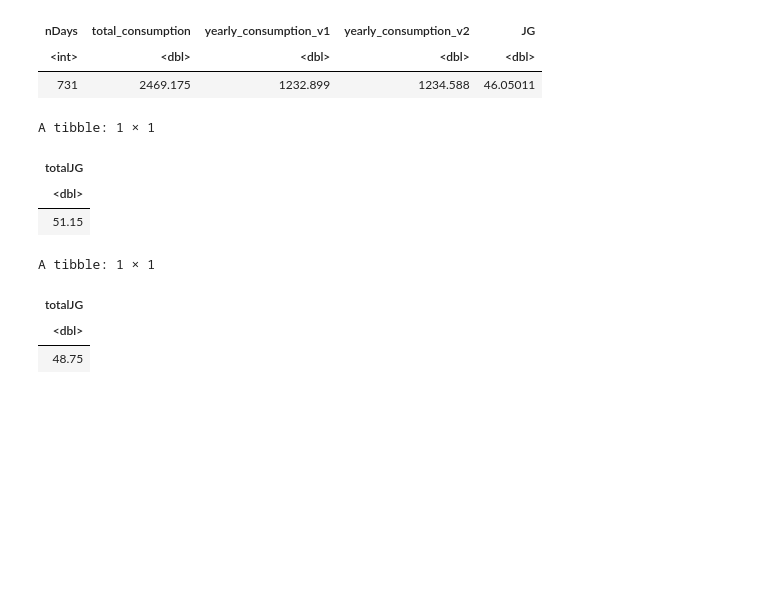
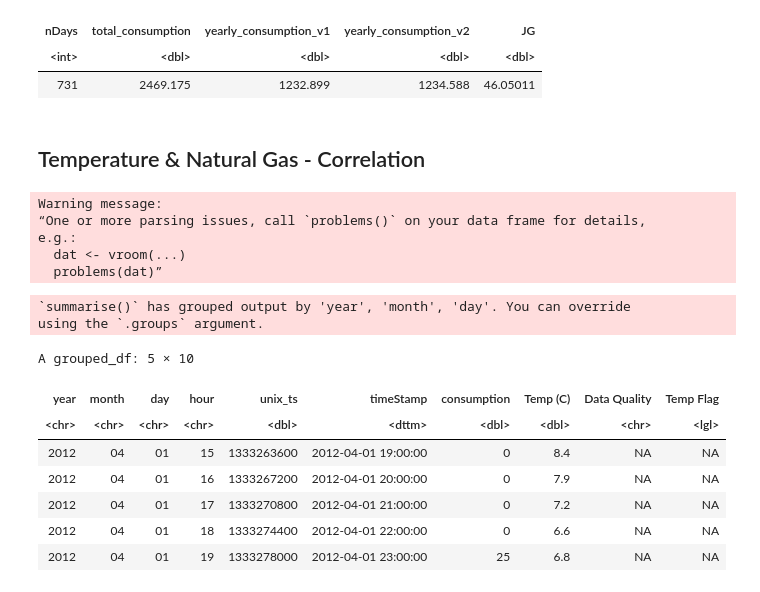
Before and after one commit to philippebarrette4/INF1430, a Jupyter notebook: scripts/GazAnalysis/Sub-Meters/FRG.ipynb, the cells around one changed output. Saved outputs shown, nothing was run; the diff lists cells and outputs as text; code cells hidden in the pictures; blank space fills up the shorter version.

```diff
--- a/scripts/GazAnalysis/Sub-Meters/FRG.ipynb
+++ b/scripts/GazAnalysis/Sub-Meters/FRG.ipynb
@@ -29,27 +29,40 @@ A tibble: 1 × 5
 | nDays | total_consumption | yearly_consumption_v1 | yearly_consumption_v2 | JG |
 | <int> | <dbl> | <dbl> | <dbl> | <dbl> |
 | 731 | 2469.175 | 1232.899 | 1234.588 | 46.05011 |
-# %%
-# Read CSV file
-bill <- read_csv("../../../data/NaturalGas_Billing.csv", show_col_types = FALSE)
-bill %>%
-    summarise(
-        totalJG = sum(`Billed GJ`) / 2
-    )
-# %% [output]
-A tibble: 1 × 1
-| totalJG |
-| <dbl> |
-| 51.15 |
-# %%
-# Read CSV file
-monthly <- read_csv("../../../data/NaturalGas_Monthly.csv", show_col_types = FALSE)
-monthly %>%
-    summarise(
-        totalJG = sum(`Net Consumption (GJ)`) / 2
-    )
-# %% [output]
-A tibble: 1 × 1
-| totalJG |
-| <dbl> |
-| 48.75 |
+# %% [markdown]
+## Temperature & Natural Gas - Correlation
+# %%
+temp <- read_csv("../../../data/Climate_HourlyWeather.csv", show_col_types = FALSE) %>%
+    select(`Date/Time`, `Temp (C)`, `Data Quality`, `Temp Flag`) %>%
+    rename(timeStamp = `Date/Time`)
+# %% [output]
+Warning message:
+“One or more parsing issues, call `problems()` on your data frame for details,
+e.g.:
+  dat <- vroom(...)
+  problems(dat)”
+# %%
+FRGHourly <- FRG %>%
+    group_by(year, month, day, hour) %>%
+    summarise(
+        unix_ts = first(unix_ts),
+        timeStamp = first(timeStamp),
+        consumption = sum(avg_rate) / 60
+    )
+# %% [output]
+`summarise()` has grouped output by 'year', 'month', 'day'. You can override
+using the `.groups` argument.
+# %%
+FRG_Temp <- FRGHourly %>%
+    left_join(temp, by = c("timeStamp"), suffix = c("_gas", "_temp"))
+
+head(FRG_Temp, 5)
+# %% [output]
+A grouped_df: 5 × 10
+| year | month | day | hour | unix_ts | timeStamp | consumption | Temp (C) | Data Quality | Temp Flag |
+| <chr> | <chr> | <chr> | <chr> | <dbl> | <dttm> | <dbl> | <dbl> | <chr> | <lgl> |
+| 2012 | 04 | 01 | 15 | 1333263600 | 2012-04-01 19:00:00 | 0 | 8.4 | NA | NA |
+| 2012 | 04 | 01 | 16 | 1333267200 | 2012-04-01 20:00:00 | 0 | 7.9 | NA | NA |
+| 2012 | 04 | 01 | 17 | 1333270800 | 2012-04-01 21:00:00 | 0 | 7.2 | NA | NA |
+| 2012 | 04 | 01 | 18 | 1333274400 | 2012-04-01 22:00:00 | 0 | 6.6 | NA | NA |
+| 2012 | 04 | 01 | 19 | 1333278000 | 2012-04-01 23:00:00 | 25 | 6.8 | NA | NA |
```
Also changed, not shown: parts of 5 cells of this notebook, 1 other file.
